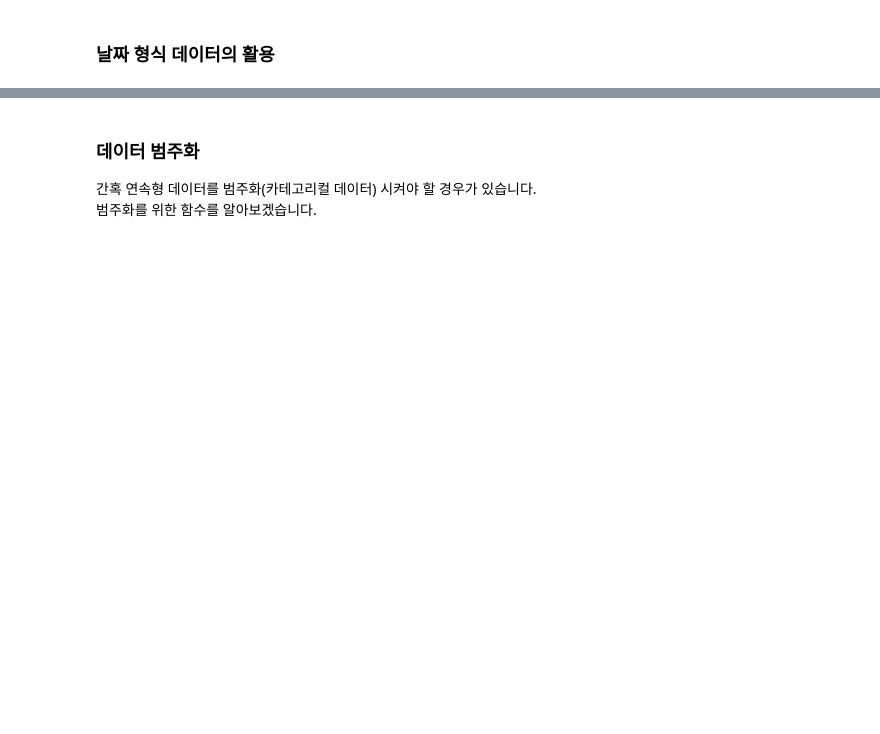
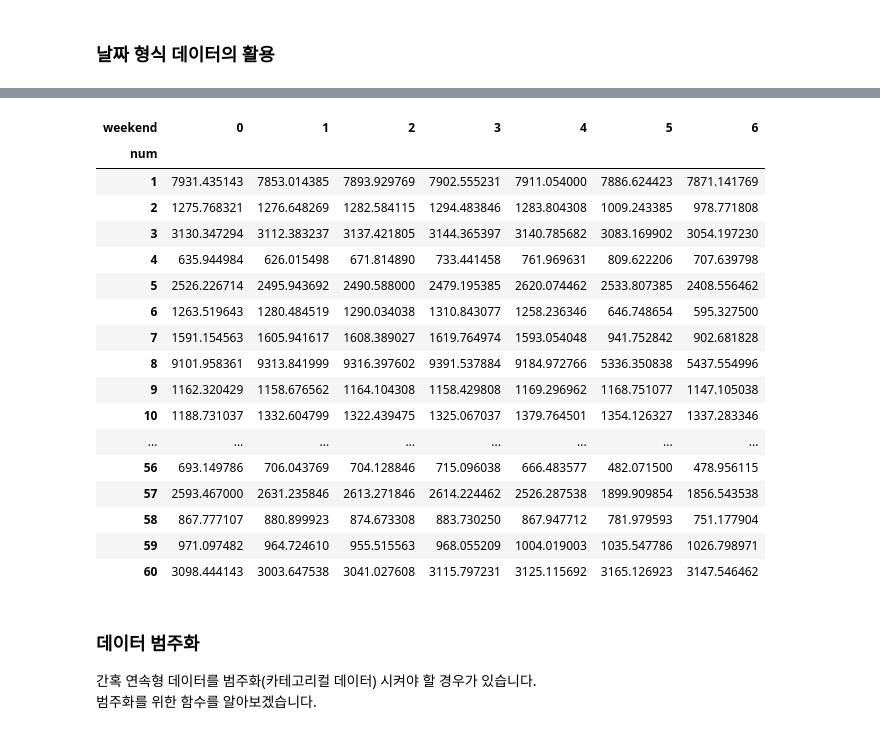
Before and after one commit to overgroove/samsung_ML, a Jupyter notebook: 03_package_pandas.ipynb, the cells around one changed output, grey strips where cells are left out. Cells and saved outputs as stored; diff of their text form; code cells hidden in the pictures; blank space fills up the shorter version.

```diff
--- a/03_package_pandas.ipynb
+++ b/03_package_pandas.ipynb
@@ -1156,3 +1266,27 @@ df.head()
+# %%
+pd.pivot_table(data=df,
+               values='전력사용량',
+               index='num',
+               columns='weekend')
+# %% [output]
+| weekend | 0 | 1 | 2 | 3 | 4 | 5 | 6 |
+| num |  |  |  |  |  |  |  |
+| 1 | 7931.435143 | 7853.014385 | 7893.929769 | 7902.555231 | 7911.054000 | 7886.624423 | 7871.141769 |
+| 2 | 1275.768321 | 1276.648269 | 1282.584115 | 1294.483846 | 1283.804308 | 1009.243385 | 978.771808 |
+| 3 | 3130.347294 | 3112.383237 | 3137.421805 | 3144.365397 | 3140.785682 | 3083.169902 | 3054.197230 |
+| 4 | 635.944984 | 626.015498 | 671.814890 | 733.441458 | 761.969631 | 809.622206 | 707.639798 |
+| 5 | 2526.226714 | 2495.943692 | 2490.588000 | 2479.195385 | 2620.074462 | 2533.807385 | 2408.556462 |
+| 6 | 1263.519643 | 1280.484519 | 1290.034038 | 1310.843077 | 1258.236346 | 646.748654 | 595.327500 |
+| 7 | 1591.154563 | 1605.941617 | 1608.389027 | 1619.764974 | 1593.054048 | 941.752842 | 902.681828 |
+| 8 | 9101.958361 | 9313.841999 | 9316.397602 | 9391.537884 | 9184.972766 | 5336.350838 | 5437.554996 |
+| 9 | 1162.320429 | 1158.676562 | 1164.104308 | 1158.429808 | 1169.296962 | 1168.751077 | 1147.105038 |
+| 10 | 1188.731037 | 1332.604799 | 1322.439475 | 1325.067037 | 1379.764501 | 1354.126327 | 1337.283346 |
+| ... | ... | ... | ... | ... | ... | ... | ... |
+| 56 | 693.149786 | 706.043769 | 704.128846 | 715.096038 | 666.483577 | 482.071500 | 478.956115 |
+| 57 | 2593.467000 | 2631.235846 | 2613.271846 | 2614.224462 | 2526.287538 | 1899.909854 | 1856.543538 |
+| 58 | 867.777107 | 880.899923 | 874.673308 | 883.730250 | 867.947712 | 781.979593 | 751.177904 |
+| 59 | 971.097482 | 964.724610 | 955.515563 | 968.055209 | 1004.019003 | 1035.547786 | 1026.798971 |
+| 60 | 3098.444143 | 3003.647538 | 3041.027608 | 3115.797231 | 3125.115692 | 3165.126923 | 3147.546462 |
 # %% [markdown]
 ### 데이터 범주화
 간혹 연속형 데이터를 범주화(카테고리컬 데이터) 시켜야 할 경우가 있습니다.
```
Also changed, not shown: parts of 38 cells of this notebook.
